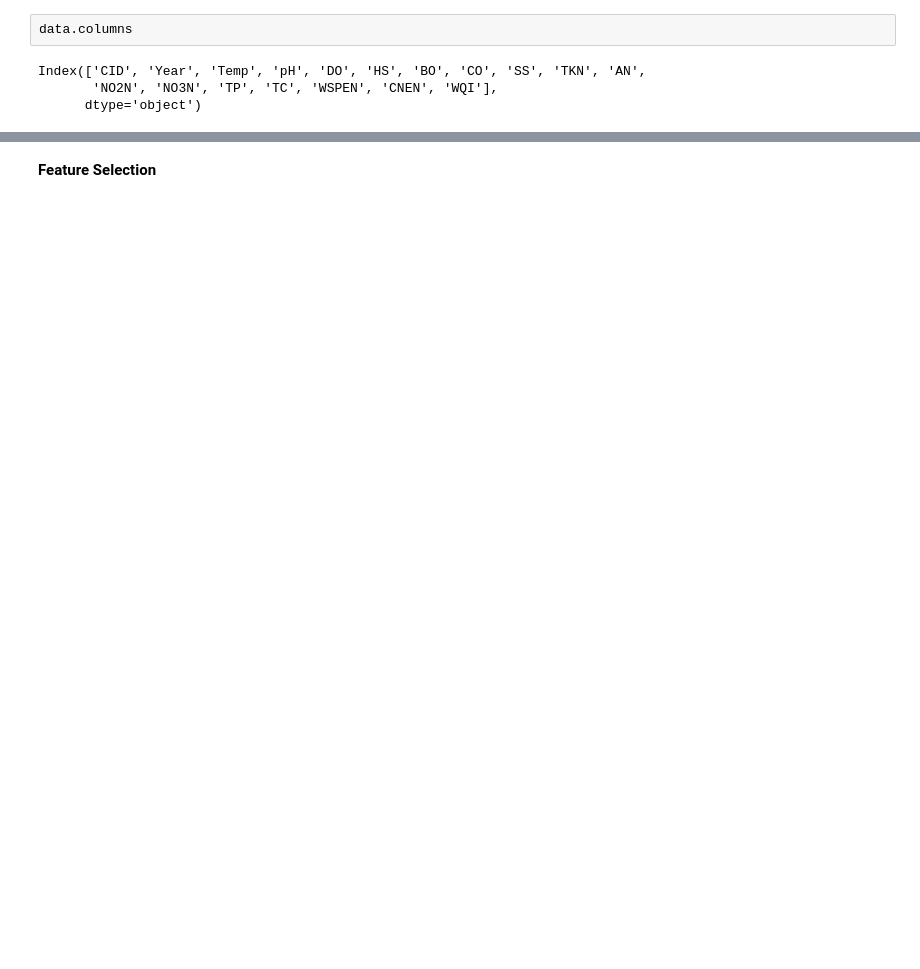
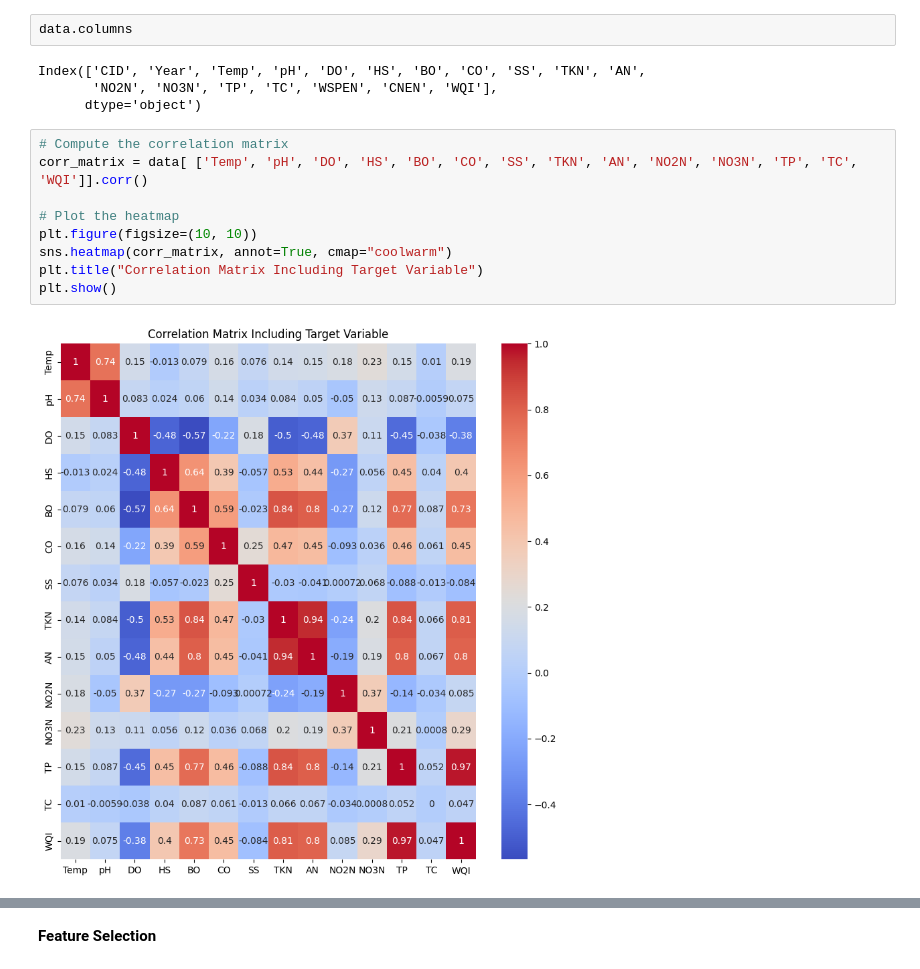
Before and after one commit to puskr99/ml-project-water-potability, a Jupyter notebook: code/water_weight.ipynb, the cells around one changed output, grey strips where cells are left out. Cells and saved outputs as stored; diff of their text form; blank space fills up the shorter version.

```diff
--- a/code/water_weight.ipynb
+++ b/code/water_weight.ipynb
@@ -442,3 +403,14 @@ data.columns
 Index(['CID', 'Year', 'Temp', 'pH', 'DO', 'HS', 'BO', 'CO', 'SS', 'TKN', 'AN',
        'NO2N', 'NO3N', 'TP', 'TC', 'WSPEN', 'CNEN', 'WQI'],
       dtype='object')
+# %%
+# Compute the correlation matrix
+corr_matrix = data[ ['Temp', 'pH', 'DO', 'HS', 'BO', 'CO', 'SS', 'TKN', 'AN', 'NO2N', 'NO3N', 'TP', 'TC', 'WQI']].corr()
+
+# Plot the heatmap
+plt.figure(figsize=(10, 10))
+sns.heatmap(corr_matrix, annot=True, cmap="coolwarm")
+plt.title("Correlation Matrix Including Target Variable")
+plt.show()
+# %% [output]
+[figure, added]
```
Also changed, not shown: parts of 25 cells of this notebook, 4 other files.
